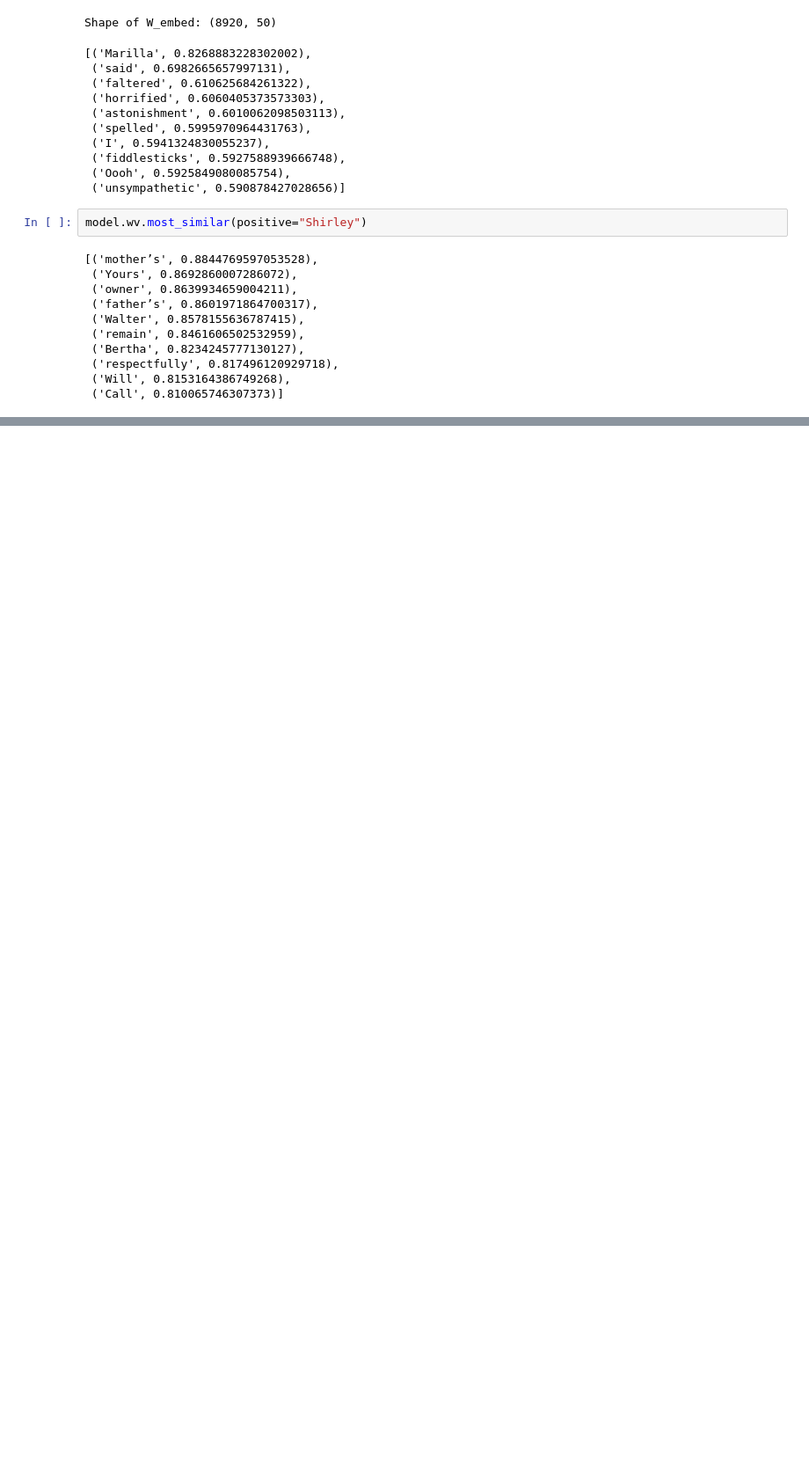
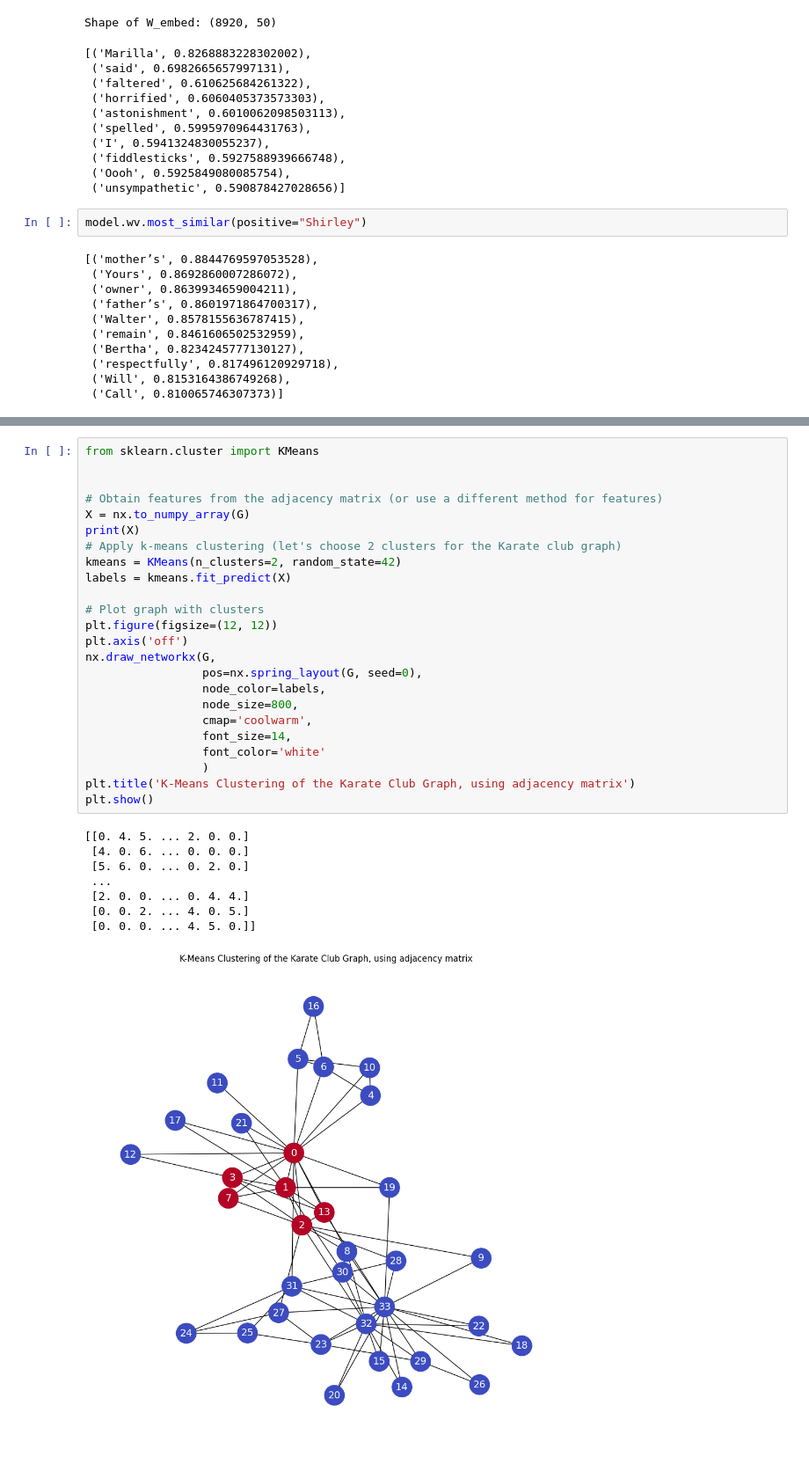
Before and after one commit to GTA-Lab/graph-neural-networks, a Jupyter notebook: notebooks/02-Deepwalk.ipynb, the cells around one changed output, grey strips where cells are left out. Shown at 88% size. Drawn from its saved outputs; the diff is of its cells as text; blank space fills up the shorter version.

```diff
--- a/notebooks/02-Deepwalk.ipynb
+++ b/notebooks/02-Deepwalk.ipynb
@@ -218,0 +324,33 @@ nx.draw_networkx(G,
+# %%
+from sklearn.cluster import KMeans
+
+
+# Obtain features from the adjacency matrix (or use a different method for features)
+X = nx.to_numpy_array(G)
+print(X)
+# Apply k-means clustering (let's choose 2 clusters for the Karate club graph)
+kmeans = KMeans(n_clusters=2, random_state=42)
+labels = kmeans.fit_predict(X)
+
+# Plot graph with clusters
+plt.figure(figsize=(12, 12))
+plt.axis('off')
+nx.draw_networkx(G,
+                 pos=nx.spring_layout(G, seed=0),
+                 node_color=labels,
+                 node_size=800,
+                 cmap='coolwarm',
+                 font_size=14,
+                 font_color='white'
+                 )
+plt.title('K-Means Clustering of the Karate Club Graph, using adjacency matrix')
+plt.show()
+# %% [output]
+[[0. 4. 5. ... 2. 0. 0.]
+ [4. 0. 6. ... 0. 0. 0.]
+ [5. 6. 0. ... 0. 2. 0.]
+ ...
+ [2. 0. 0. ... 0. 4. 4.]
+ [0. 0. 2. ... 4. 0. 5.]
+ [0. 0. 0. ... 4. 5. 0.]]
+[figure, added]
```
Also changed, not shown: parts of 30 cells of this notebook, 9 other files.
